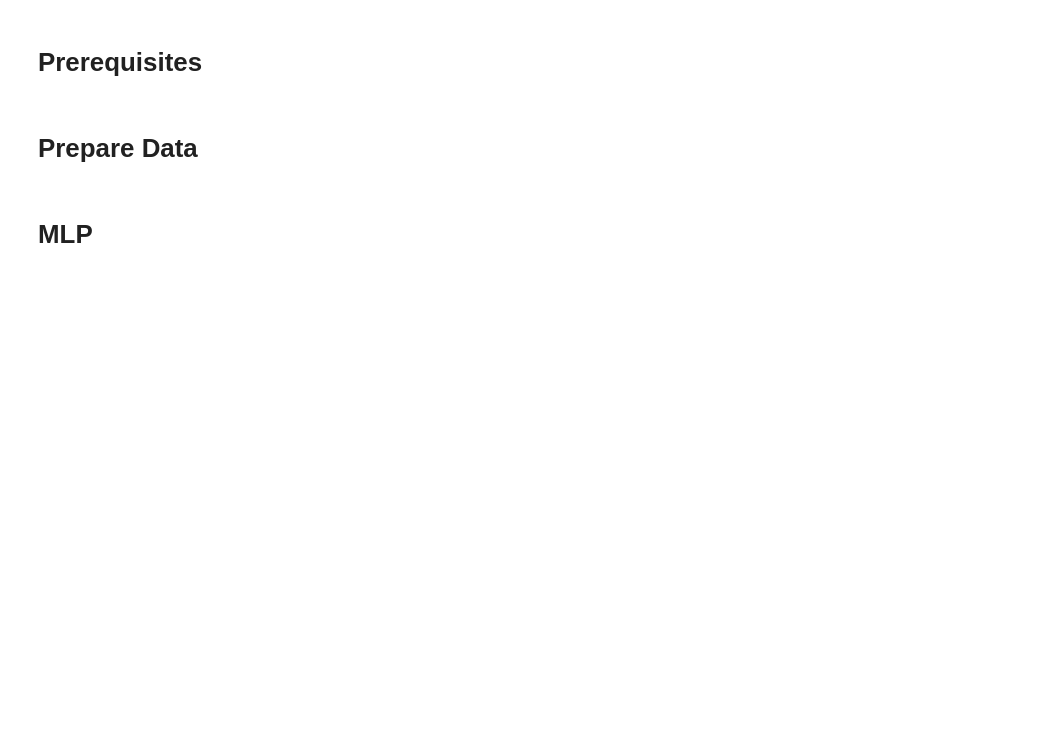
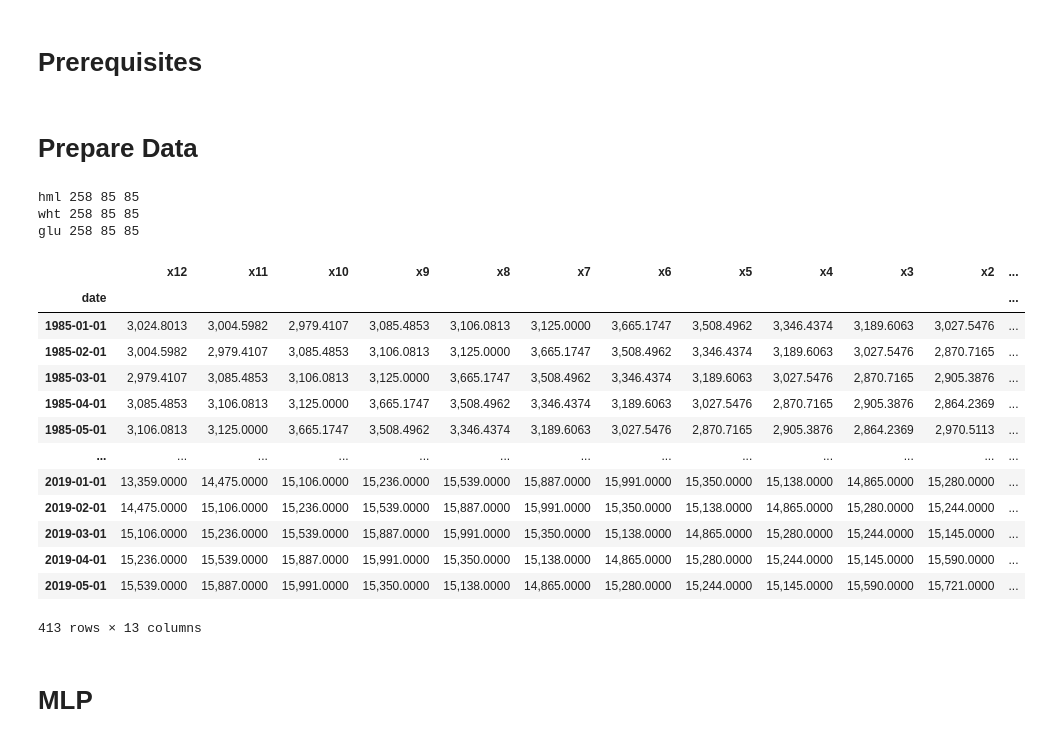
Before and after one commit to piyayut-ch/pricefcast, a Jupyter notebook: notebook/4_mlp.ipynb, the cells around one changed output. Saved outputs shown, nothing was run; the diff lists cells and outputs as text; code cells hidden in the pictures; blank space fills up the shorter version.

```diff
--- a/notebook/4_mlp.ipynb
+++ b/notebook/4_mlp.ipynb
@@ -37,8 +37,61 @@ prices = [hml, wht, glu]
 n_diff = 1
 
 for price in prices:
-    price.scaled, price.scaler = data_transform(price, method='minmax')
-    price.scaled_diff, price.correction = data_difference(price.scaled, n_diff)
-    price.train, price.validate, price.train2, price.test = data_split(price.scaled_diff)
+  price.scaled, price.scaler = data_transform(price, method='minmax')
+  price.scaled_diff = price.scaled.diff(n_diff).dropna() if n_diff>0 else price.scaled
+  price.n_diff = n_diff
+  price.train, price.validate, price.train2, price.test = data_split(price.scaled_diff)
+  print(price.meta.abb, price.train.size, price.validate.size, price.test.size)
+# %% [output]
+hml 258 85 85
+wht 258 85 85
+glu 258 85 85
+# %%
+def data_2keras(data, n_lag=12, n_forecast=4, h=None):
+  """
+  Rearrange data into keras format also keep time index
+
+  Args:
+    data (dataframe or series): dataframe or series with time index
+    n_lag (int): number of lags to be used in the model
+    n_forecast (int): number of steps to forecast
+
+  Returns:
+    x (dataframe): input for training
+    y (dataframe): output for training
+    date_idx: date index
+  """
+
+  df = pd.DataFrame(index=data.index)
+
+  for i in reversed(range(n_lag+1)):
+      df[f'x{i}'] = data.shift(i)
+
+  for i in range(1, n_forecast+1):
+      df[f'y{i}'] = data.shift(-i)
+  df = df.dropna()
+  date_idx = df.index
+  x = df.iloc[:, :n_lag+1]
+  y = df.iloc[:, n_lag+1:] if h is None else df.iloc[:, n_lag+h]
+
+  return x, y, date_idx
+# %%
+x, y, date_idx = data_2keras(hml, n_lag=12, n_forecast=4, h=4)
+x
+# %% [output]
+|  | x12 | x11 | x10 | x9 | x8 | x7 | x6 | x5 | x4 | x3 | x2 | ... |
+| date |  |  |  |  |  |  |  |  |  |  |  | ... |
+| 1985-01-01 | 3,024.8013 | 3,004.5982 | 2,979.4107 | 3,085.4853 | 3,106.0813 | 3,125.0000 | 3,665.1747 | 3,508.4962 | 3,346.4374 | 3,189.6063 | 3,027.5476 | ... |
+| 1985-02-01 | 3,004.5982 | 2,979.4107 | 3,085.4853 | 3,106.0813 | 3,125.0000 | 3,665.1747 | 3,508.4962 | 3,346.4374 | 3,189.6063 | 3,027.5476 | 2,870.7165 | ... |
+| 1985-03-01 | 2,979.4107 | 3,085.4853 | 3,106.0813 | 3,125.0000 | 3,665.1747 | 3,508.4962 | 3,346.4374 | 3,189.6063 | 3,027.5476 | 2,870.7165 | 2,905.3876 | ... |
+| 1985-04-01 | 3,085.4853 | 3,106.0813 | 3,125.0000 | 3,665.1747 | 3,508.4962 | 3,346.4374 | 3,189.6063 | 3,027.5476 | 2,870.7165 | 2,905.3876 | 2,864.2369 | ... |
+| 1985-05-01 | 3,106.0813 | 3,125.0000 | 3,665.1747 | 3,508.4962 | 3,346.4374 | 3,189.6063 | 3,027.5476 | 2,870.7165 | 2,905.3876 | 2,864.2369 | 2,970.5113 | ... |
+| ... | ... | ... | ... | ... | ... | ... | ... | ... | ... | ... | ... | ... |
+| 2019-01-01 | 13,359.0000 | 14,475.0000 | 15,106.0000 | 15,236.0000 | 15,539.0000 | 15,887.0000 | 15,991.0000 | 15,350.0000 | 15,138.0000 | 14,865.0000 | 15,280.0000 | ... |
+| 2019-02-01 | 14,475.0000 | 15,106.0000 | 15,236.0000 | 15,539.0000 | 15,887.0000 | 15,991.0000 | 15,350.0000 | 15,138.0000 | 14,865.0000 | 15,280.0000 | 15,244.0000 | ... |
+| 2019-03-01 | 15,106.0000 | 15,236.0000 | 15,539.0000 | 15,887.0000 | 15,991.0000 | 15,350.0000 | 15,138.0000 | 14,865.0000 | 15,280.0000 | 15,244.0000 | 15,145.0000 | ... |
+| 2019-04-01 | 15,236.0000 | 15,539.0000 | 15,887.0000 | 15,991.0000 | 15,350.0000 | 15,138.0000 | 14,865.0000 | 15,280.0000 | 15,244.0000 | 15,145.0000 | 15,590.0000 | ... |
+| 2019-05-01 | 15,539.0000 | 15,887.0000 | 15,991.0000 | 15,350.0000 | 15,138.0000 | 14,865.0000 | 15,280.0000 | 15,244.0000 | 15,145.0000 | 15,590.0000 | 15,721.0000 | ... |
+413 rows × 13 columns
 # %% [markdown]
 # MLP
```
Also changed, not shown: parts of 26 cells of this notebook, 14 other files.
